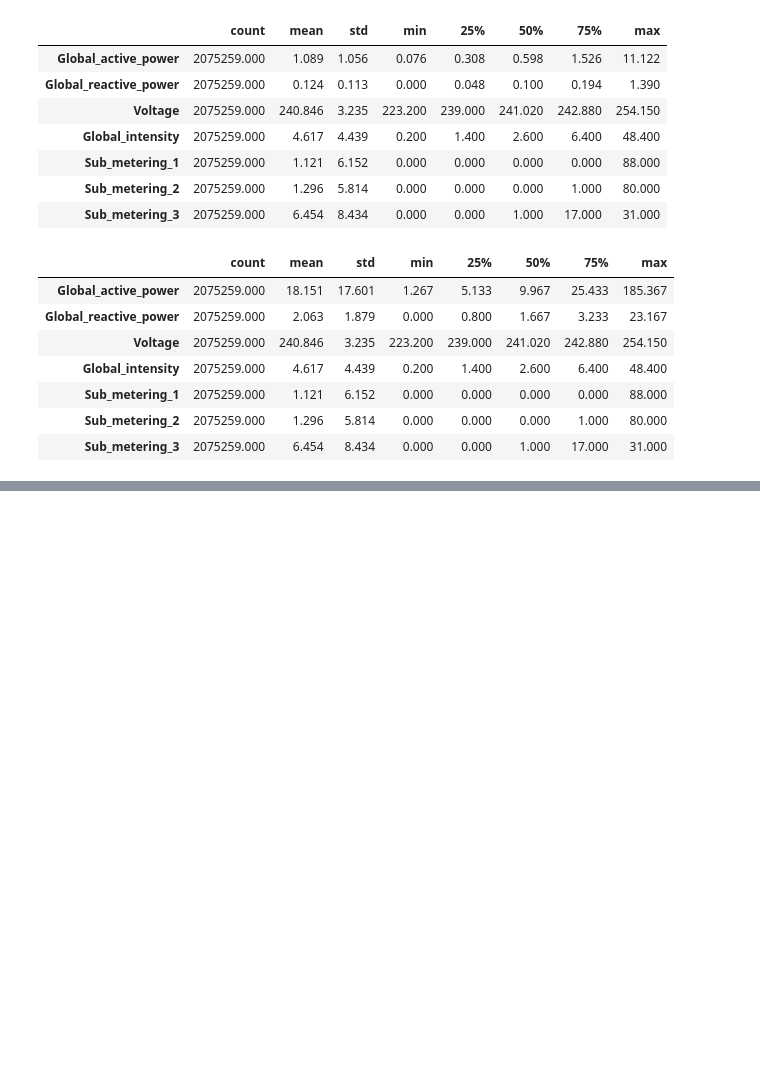
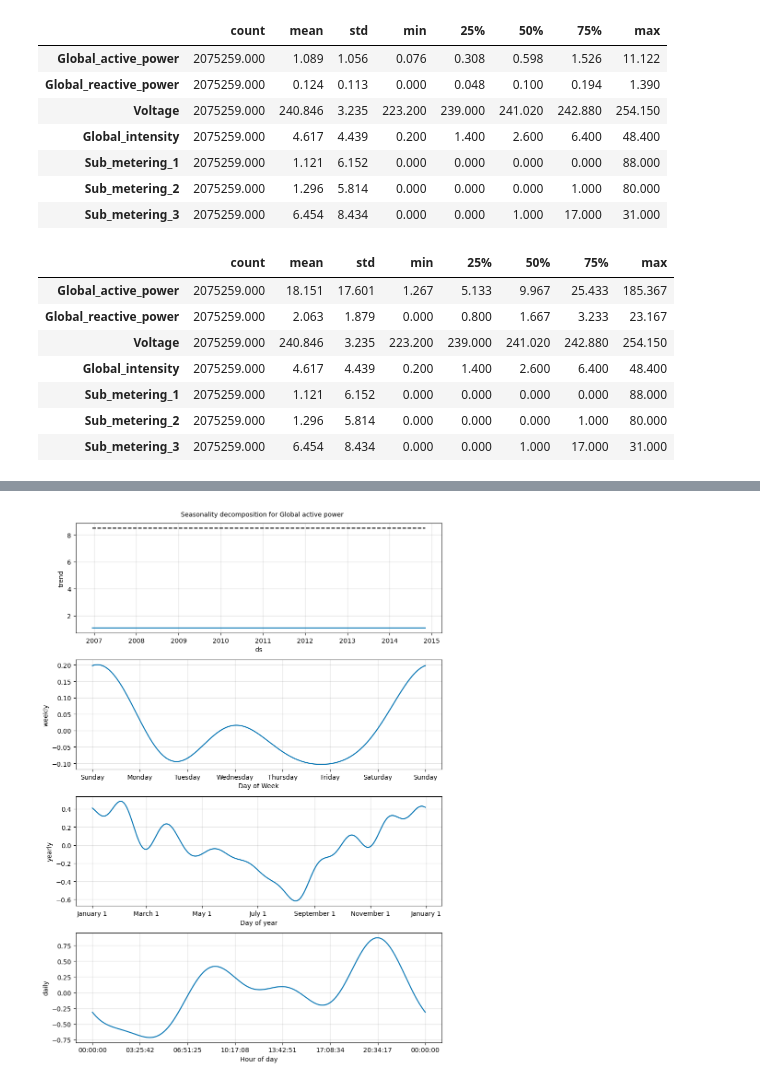
Before and after one commit to infoshareacademy/jdszr12-git_squad, a Jupyter notebook: ml_projekt/ml_project.ipynb, the cells around one changed output, grey strips where cells are left out. Saved outputs shown, nothing was run; the diff lists cells and outputs as text; code cells hidden in the pictures; blank space fills up the shorter version.

```diff
--- a/ml_projekt/ml_project.ipynb
+++ b/ml_projekt/ml_project.ipynb
@@ -183,0 +251,3 @@ df = df[['Global_active_power','Sub_metering_1','Sub_metering_2','Sub_metering_3
+# %%
+with open('model.json', 'r') as fin:
+    m = model_from_json(fin.read())  # Load model
@@ -183,0 +256,6 @@ df = df[['Global_active_power','Sub_metering_1','Sub_metering_2','Sub_metering_3
+# %%
+fcast = pd.read_pickle("forecast.pkl")
+# %%
+fcast_components = m.plot_components(fcast, plot_cap=True, uncertainty=True).text(x=0.35, y=1.0, s='Seasonality decomposition for Global active power')
+# %% [output]
+[figure, added]
```
Also changed, not shown: parts of 23 cells of this notebook.
